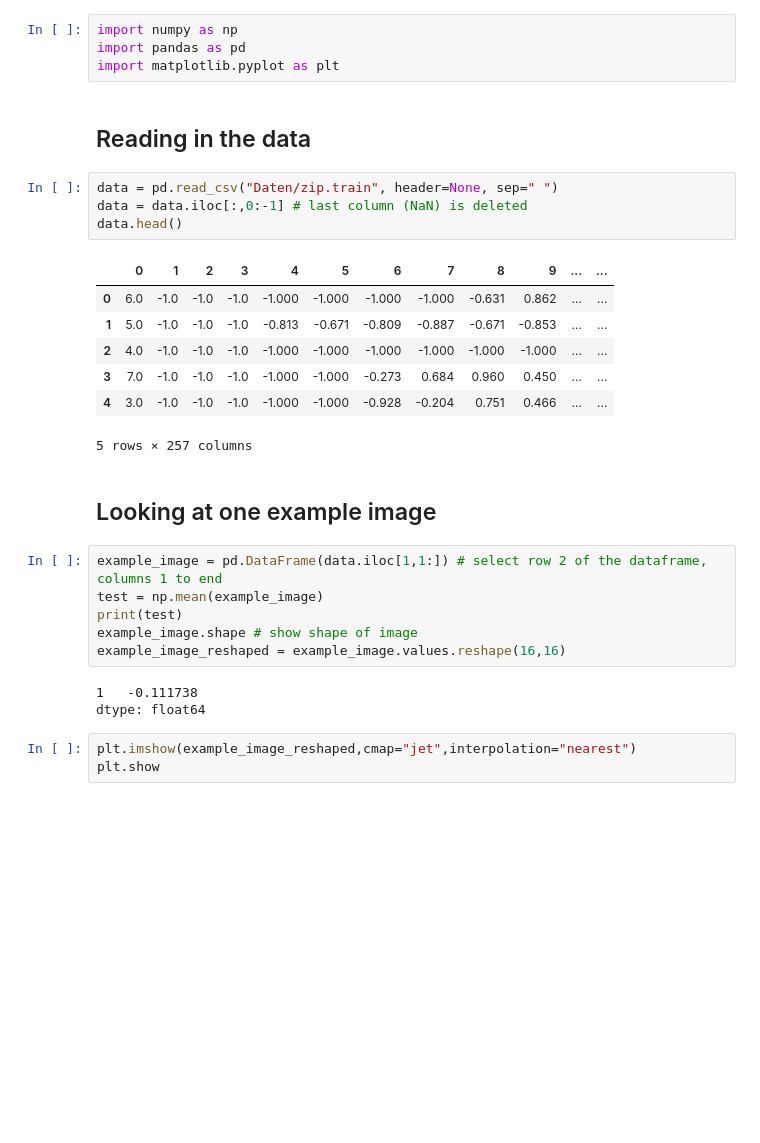
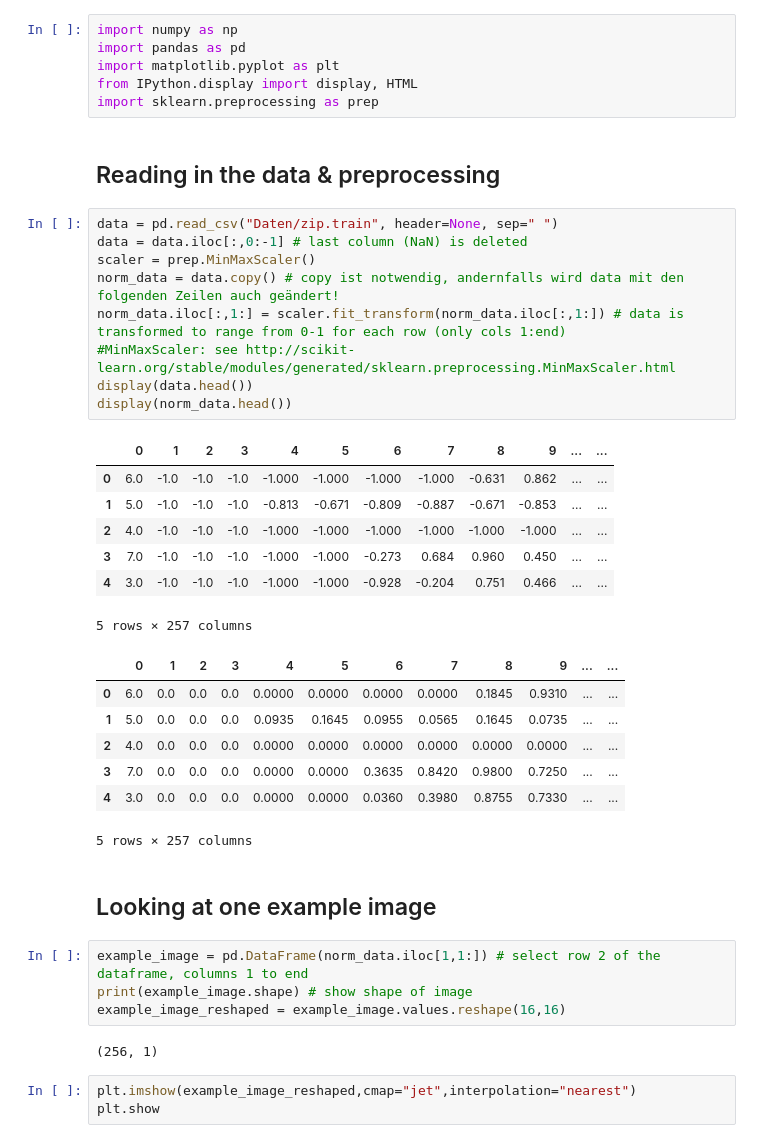
Before and after one commit to r9d9/descript_analysis, a Jupyter notebook: Descriptives_Digits.ipynb, the cells around one changed output. Cells and saved outputs as stored; diff of their text form; blank space fills up the shorter version.

```diff
--- a/Descriptives_Digits.ipynb
+++ b/Descriptives_Digits.ipynb
@@ -2,31 +2,42 @@
 import numpy as np
 import pandas as pd
 import matplotlib.pyplot as plt
+from IPython.display import display, HTML
+import sklearn.preprocessing as prep
 # %% [markdown]
-## Reading in the data
+## Reading in the data & preprocessing
-# %%
-data = pd.read_csv("Daten/zip.train", header=None, sep=" ")
-data = data.iloc[:,0:-1] # last column (NaN) is deleted
-data.head()
-# %% [output]
-|  | 0 | 1 | 2 | 3 | 4 | 5 | 6 | 7 | 8 | 9 | ... | ... |
-| 0 | 6.0 | -1.0 | -1.0 | -1.0 | -1.000 | -1.000 | -1.000 | -1.000 | -0.631 | 0.862 | ... | ... |
-| 1 | 5.0 | -1.0 | -1.0 | -1.0 | -0.813 | -0.671 | -0.809 | -0.887 | -0.671 | -0.853 | ... | ... |
-| 2 | 4.0 | -1.0 | -1.0 | -1.0 | -1.000 | -1.000 | -1.000 | -1.000 | -1.000 | -1.000 | ... | ... |
-| 3 | 7.0 | -1.0 | -1.0 | -1.0 | -1.000 | -1.000 | -0.273 | 0.684 | 0.960 | 0.450 | ... | ... |
-| 4 | 3.0 | -1.0 | -1.0 | -1.0 | -1.000 | -1.000 | -0.928 | -0.204 | 0.751 | 0.466 | ... | ... |
-5 rows × 257 columns
+# %%
+data = pd.read_csv("Daten/zip.train", header=None, sep=" ")
+data = data.iloc[:,0:-1] # last column (NaN) is deleted
+scaler = prep.MinMaxScaler()
+norm_data = data.copy() # copy ist notwendig, andernfalls wird data mit den folgenden Zeilen auch geändert!
+norm_data.iloc[:,1:] = scaler.fit_transform(norm_data.iloc[:,1:]) # data is transformed to range from 0-1 for each row (only cols 1:end)
+#MinMaxScaler: see http://scikit-learn.org/stable/modules/generated/sklearn.preprocessing.MinMaxScaler.html
+display(data.head())
+display(norm_data.head())
+# %% [output]
+|  | 0 | 1 | 2 | 3 | 4 | 5 | 6 | 7 | 8 | 9 | ... | ... |
+| 0 | 6.0 | -1.0 | -1.0 | -1.0 | -1.000 | -1.000 | -1.000 | -1.000 | -0.631 | 0.862 | ... | ... |
+| 1 | 5.0 | -1.0 | -1.0 | -1.0 | -0.813 | -0.671 | -0.809 | -0.887 | -0.671 | -0.853 | ... | ... |
+| 2 | 4.0 | -1.0 | -1.0 | -1.0 | -1.000 | -1.000 | -1.000 | -1.000 | -1.000 | -1.000 | ... | ... |
+| 3 | 7.0 | -1.0 | -1.0 | -1.0 | -1.000 | -1.000 | -0.273 | 0.684 | 0.960 | 0.450 | ... | ... |
+| 4 | 3.0 | -1.0 | -1.0 | -1.0 | -1.000 | -1.000 | -0.928 | -0.204 | 0.751 | 0.466 | ... | ... |
+5 rows × 257 columns
+|  | 0 | 1 | 2 | 3 | 4 | 5 | 6 | 7 | 8 | 9 | ... | ... |
+| 0 | 6.0 | 0.0 | 0.0 | 0.0 | 0.0000 | 0.0000 | 0.0000 | 0.0000 | 0.1845 | 0.9310 | ... | ... |
+| 1 | 5.0 | 0.0 | 0.0 | 0.0 | 0.0935 | 0.1645 | 0.0955 | 0.0565 | 0.1645 | 0.0735 | ... | ... |
+| 2 | 4.0 | 0.0 | 0.0 | 0.0 | 0.0000 | 0.0000 | 0.0000 | 0.0000 | 0.0000 | 0.0000 | ... | ... |
+| 3 | 7.0 | 0.0 | 0.0 | 0.0 | 0.0000 | 0.0000 | 0.3635 | 0.8420 | 0.9800 | 0.7250 | ... | ... |
+| 4 | 3.0 | 0.0 | 0.0 | 0.0 | 0.0000 | 0.0000 | 0.0360 | 0.3980 | 0.8755 | 0.7330 | ... | ... |
+5 rows × 257 columns
 # %% [markdown]
 ## Looking at one example image
 # %%
-example_image = pd.DataFrame(data.iloc[1,1:]) # select row 2 of the dataframe, columns 1 to end
-test = np.mean(example_image)
-print(test)
-example_image.shape # show shape of image
+example_image = pd.DataFrame(norm_data.iloc[1,1:]) # select row 2 of the dataframe, columns 1 to end
+print(example_image.shape) # show shape of image
 example_image_reshaped = example_image.values.reshape(16,16)
 # %% [output]
-1   -0.111738
-dtype: float64
+(256, 1)
 # %%
 plt.imshow(example_image_reshaped,cmap="jet",interpolation="nearest")
 plt.show
```
Also changed, not shown: parts of 17 cells of this notebook, 6 other files.
